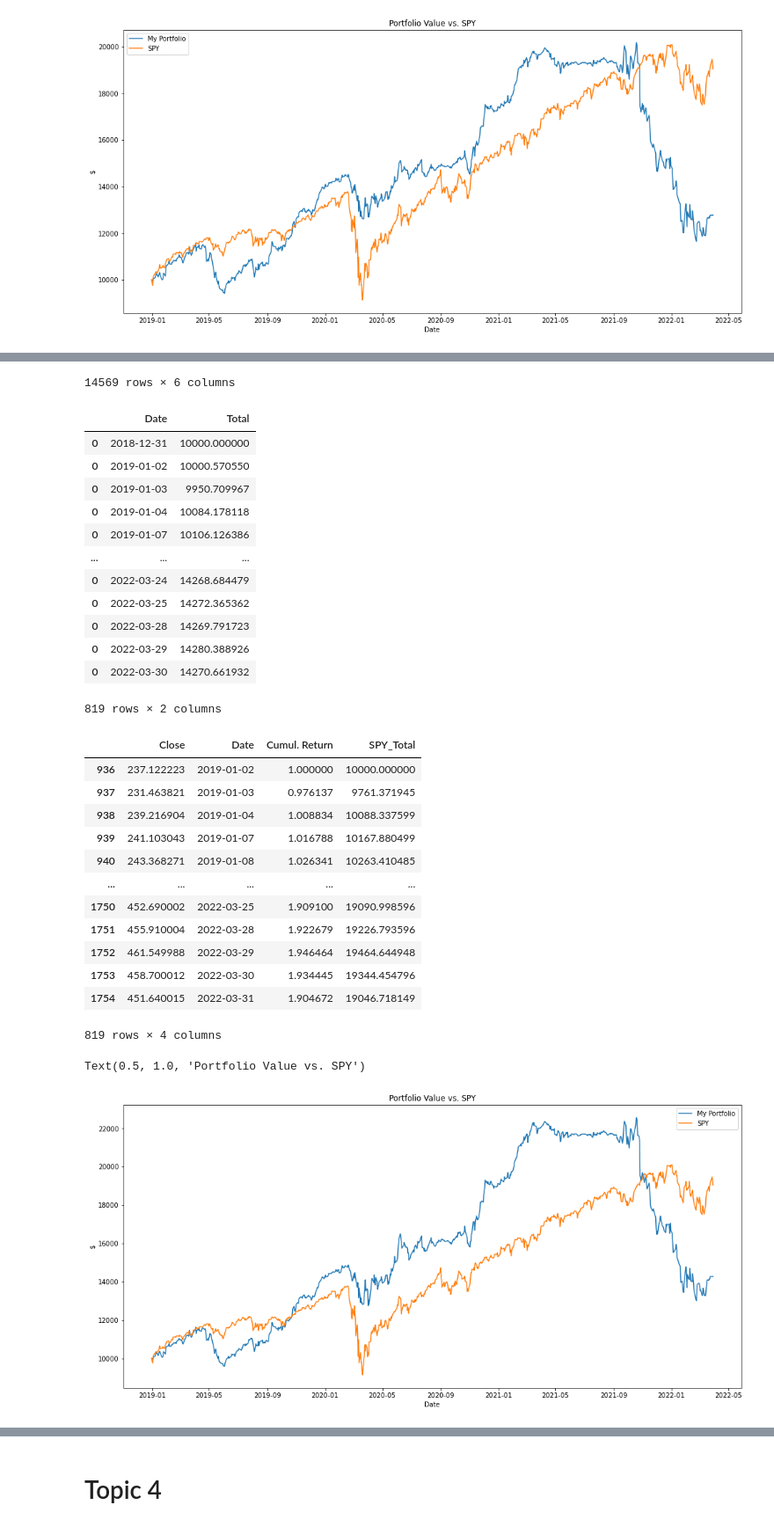
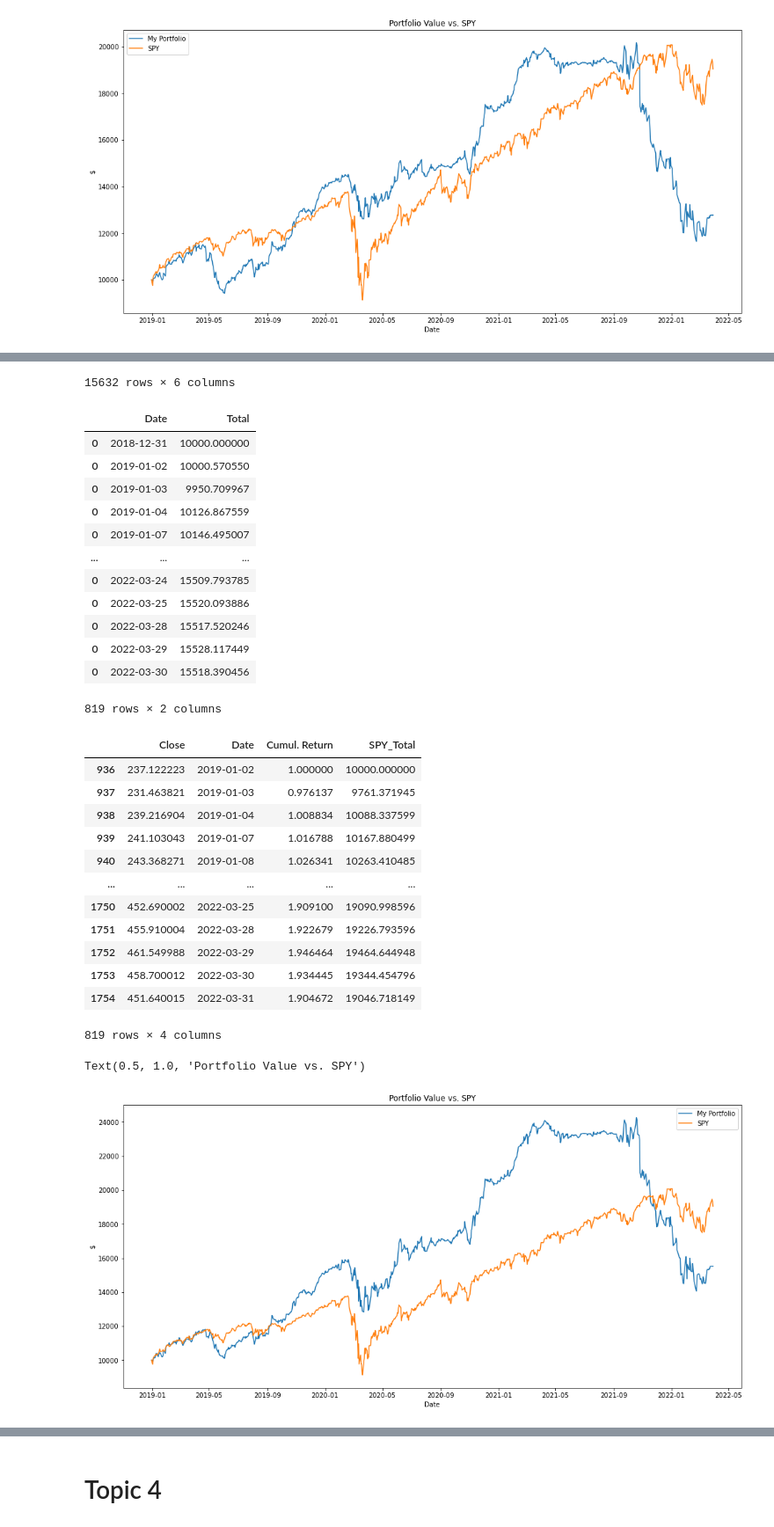
Before and after one commit to rtshinta/StockMarket, a Jupyter notebook: lda_sentiment.ipynb, the cells around one changed output, grey strips where cells are left out. Shown: that part at 88% size. Cells and saved outputs as stored; diff of their text form; code cells hidden in the pictures.

```diff
--- a/lda_sentiment.ipynb
+++ b/lda_sentiment.ipynb
@@ -1517,6 +1567,7 @@ for i in range(len(dates)):
                     buying_power -= 1000
                     test = tmp.iloc[j]
                     test2 = test.append(pd.Series([1000])).to_frame().T
+                    test2['idx'] = tmp.index[j]
                     test2['BuyOrShort'] = 'Buy'
                     current = current.append(test2)
                     nBought += 1
@@ -1526,6 +1577,7 @@ for i in range(len(dates)):
                     buying_power -= 500
                     test = tmp.iloc[j]
                     test2 = test.append(pd.Series([1000])).to_frame().T
+                    test2['idx'] = tmp.index[j]
                     test2['BuyOrShort'] = 'Short'
                     current = current.append(test2)
                     nBought += 1
@@ -1534,6 +1586,7 @@ for i in range(len(dates)):
                 buying_power -= 500
                 test = tmp.iloc[j]
                 test2 = test.append(pd.Series([amount])).to_frame().T
+                test2['idx'] = tmp.index[j]
                 test2['BuyOrShort'] = 'Buy'
                 current = current.append(test2)
                 nBought += 1
@@ -1542,6 +1595,7 @@ for i in range(len(dates)):
                 buying_power -= x
                 test = tmp.iloc[j]
                 test2 = test.append(pd.Series([x])).to_frame().T
+                test2['idx'] = tmp.index[j]
                 test2['BuyOrShort'] = 'Buy'
                 current = current.append(test2)
                 nBought += 1
@@ -1674,6 +1728,7 @@ tfidf_pd2['nextMonthDate'] = topic2['Date'].reset_index()['Date'] + pd.DateOffse
 tfidf_pd2['currentPrice'] = topic2['current_price'].reset_index()['current_price']
 tfidf_pd2['next_price'] = topic2['next_price'].reset_index()['next_price']
 tfidf_pd2['nextMonthPrice'] = topic2['nextMonthPrice'].reset_index()['nextMonthPrice']
+tfidf_pd2.index = topic2.index
 tfidf_pd2
 # %% [output]
 |  | 0 | 1 | 2 | 3 | 4 | 5 | 6 | 7 | 8 | 9 | ... | ... |
@@ -1919,6 +1974,7 @@ for i in range(len(dates)):
                     buying_power -= 1000
                     test = tmp.iloc[j]
                     test2 = test.append(pd.Series([1000])).to_frame().T
+                    test2['idx'] = tmp.index[j]
                     test2['BuyOrShort'] = 'Buy'
                     current = current.append(test2)
                     nBought += 1
@@ -1928,6 +1984,7 @@ for i in range(len(dates)):
                     buying_power -= 500
                     test = tmp.iloc[j]
                     test2 = test.append(pd.Series([1000])).to_frame().T
+                    test2['idx'] = tmp.index[j]
                     test2['BuyOrShort'] = 'Short'
                     current = current.append(test2)
                     nBought += 1
@@ -1936,6 +1993,7 @@ for i in range(len(dates)):
                 buying_power -= 500
                 test = tmp.iloc[j]
                 test2 = test.append(pd.Series([amount])).to_frame().T
+                test2['idx'] = tmp.index[j]
                 test2['BuyOrShort'] = 'Buy'
                 current = current.append(test2)
                 nBought += 1
@@ -1944,6 +2002,7 @@ for i in range(len(dates)):
                 buying_power -= x
                 test = tmp.iloc[j]
                 test2 = test.append(pd.Series([x])).to_frame().T
+                test2['idx'] = tmp.index[j]
                 test2['BuyOrShort'] = 'Buy'
                 current = current.append(test2)
                 nBought += 1
@@ -2074,6 +2133,7 @@ tfidf_pd3['nextMonthDate'] = topic3['Date'].reset_index()['Date'] + pd.DateOffse
 tfidf_pd3['currentPrice'] = topic3['current_price'].reset_index()['current_price']
 tfidf_pd3['next_price'] = topic3['next_price'].reset_index()['next_price']
 tfidf_pd3['nextMonthPrice'] = topic3['nextMonthPrice'].reset_index()['nextMonthPrice']
+tfidf_pd3.index = topic3.index
 tfidf_pd3
 # %% [output]
 |  | 0 | 1 | 2 | 3 | 4 | 5 | 6 | 7 | 8 | 9 | ... | ... |
@@ -2324,6 +2384,7 @@ for i in range(len(dates)):
                     buying_power -= 1000
                     test = tmp.iloc[j]
                     test2 = test.append(pd.Series([1000])).to_frame().T
+                    test2['idx'] = tmp.index[j]
                     test2['BuyOrShort'] = 'Buy'
                     current = current.append(test2)
                     nBought += 1
@@ -2333,6 +2394,7 @@ for i in range(len(dates)):
                     buying_power -= 500
                     test = tmp.iloc[j]
                     test2 = test.append(pd.Series([1000])).to_frame().T
+                    test2['idx'] = tmp.index[j]
                     test2['BuyOrShort'] = 'Short'
                     current = current.append(test2)
                     nBought += 1
@@ -2341,6 +2403,7 @@ for i in range(len(dates)):
                 buying_power -= 500
                 test = tmp.iloc[j]
                 test2 = test.append(pd.Series([amount])).to_frame().T
+                test2['idx'] = tmp.index[j]
                 test2['BuyOrShort'] = 'Buy'
                 current = current.append(test2)
                 nBought += 1
@@ -2349,6 +2412,7 @@ for i in range(len(dates)):
                 buying_power -= x
                 test = tmp.iloc[j]
                 test2 = test.append(pd.Series([x])).to_frame().T
+                test2['idx'] = tmp.index[j]
                 test2['BuyOrShort'] = 'Buy'
                 current = current.append(test2)
                 nBought += 1
@@ -2437,30 +2501,30 @@ plt.title('Portfolio Value vs. SPY')
-14569 rows × 6 columns
+15632 rows × 6 columns
 |  | Date | Total |
 | 0 | 2018-12-31 | 10000.000000 |
 | 0 | 2019-01-02 | 10000.570550 |
 | 0 | 2019-01-03 | 9950.709967 |
-| 0 | 2019-01-04 | 10084.178118 |
-| 0 | 2019-01-07 | 10106.126386 |
+| 0 | 2019-01-04 | 10126.867559 |
+| 0 | 2019-01-07 | 10146.495007 |
 | ... | ... | ... |
-| 0 | 2022-03-24 | 14268.684479 |
-| 0 | 2022-03-25 | 14272.365362 |
-| 0 | 2022-03-28 | 14269.791723 |
-| 0 | 2022-03-29 | 14280.388926 |
-| 0 | 2022-03-30 | 14270.661932 |
+| 0 | 2022-03-24 | 15509.793785 |
+| 0 | 2022-03-25 | 15520.093886 |
+| 0 | 2022-03-28 | 15517.520246 |
+| 0 | 2022-03-29 | 15528.117449 |
+| 0 | 2022-03-30 | 15518.390456 |
 819 rows × 2 columns
 |  | Close | Date | Cumul. Return | SPY_Total |
 | 936 | 237.122223 | 2019-01-02 | 1.000000 | 10000.000000 |
 | 937 | 231.463821 | 2019-01-03 | 0.976137 | 9761.371945 |
 | 938 | 239.216904 | 2019-01-04 | 1.008834 | 10088.337599 |
 | 939 | 241.103043 | 2019-01-07 | 1.016788 | 10167.880499 |
 | 940 | 243.368271 | 2019-01-08 | 1.026341 | 10263.410485 |
 | ... | ... | ... | ... | ... |
 | 1750 | 452.690002 | 2022-03-25 | 1.909100 | 19090.998596 |
 | 1751 | 455.910004 | 2022-03-28 | 1.922679 | 19226.793596 |
 | 1752 | 461.549988 | 2022-03-29 | 1.946464 | 19464.644948 |
 | 1753 | 458.700012 | 2022-03-30 | 1.934445 | 19344.454796 |
 | 1754 | 451.640015 | 2022-03-31 | 1.904672 | 19046.718149 |
 819 rows × 4 columns
 Text(0.5, 1.0, 'Portfolio Value vs. SPY')
-[figure, old version]
+[figure, new version]
 # %%
```
Also changed, not shown: parts of 22 cells of this notebook, 2 other files.
